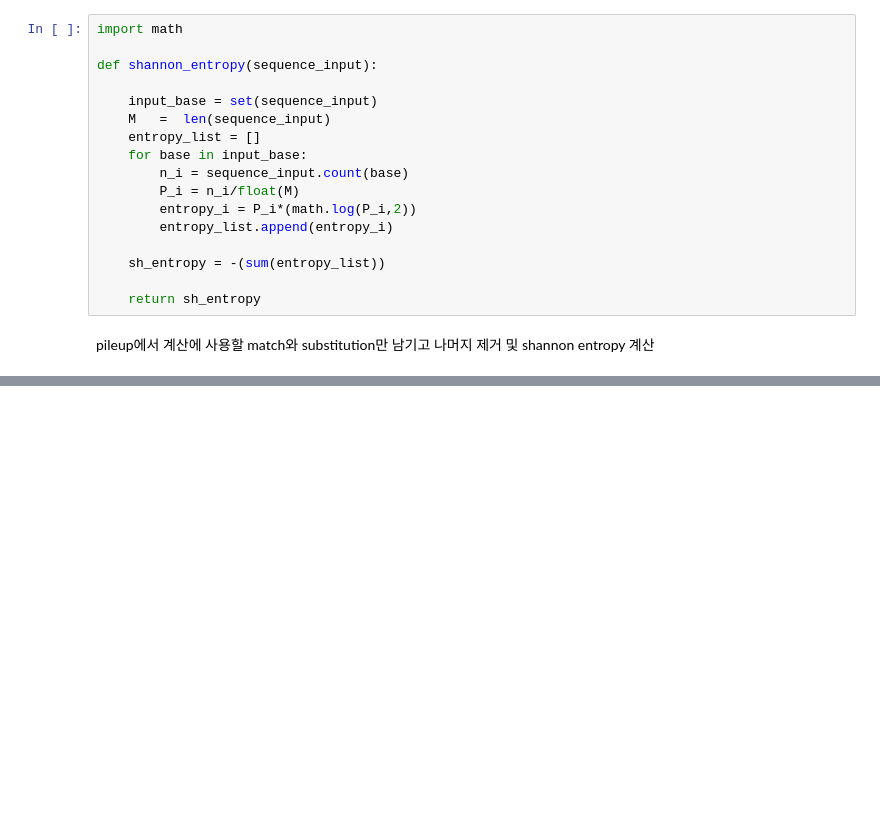
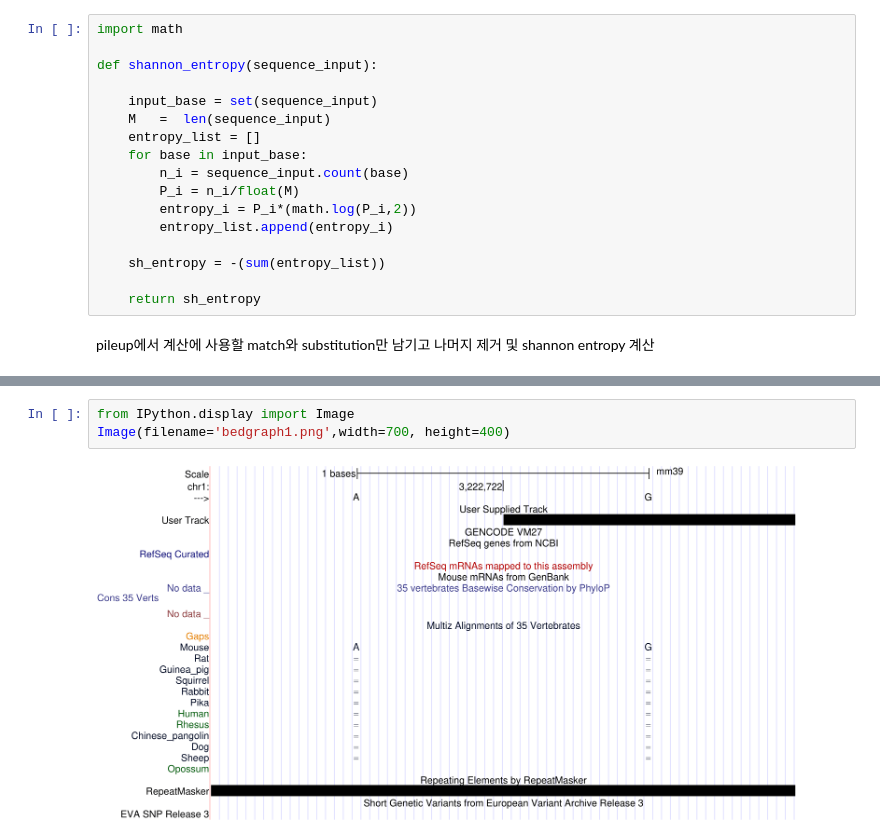
Before and after one commit to JS19563255/2022bioinfo1_project, a Jupyter notebook: myownproject/script.ipynb, the cells around one changed output, grey strips where cells are left out. Drawn from its saved outputs; the diff is of its cells as text; blank space fills up the shorter version.

```diff
--- a/myownproject/script.ipynb
+++ b/myownproject/script.ipynb
@@ -147,0 +210,5 @@ filtered_pileup.entropy.plot.bar()
+# %%
+from IPython.display import Image
+Image(filename='bedgraph1.png',width=700, height=400)
+# %% [output]
+[figure, added]
```
Also changed, not shown: parts of 9 cells of this notebook.
